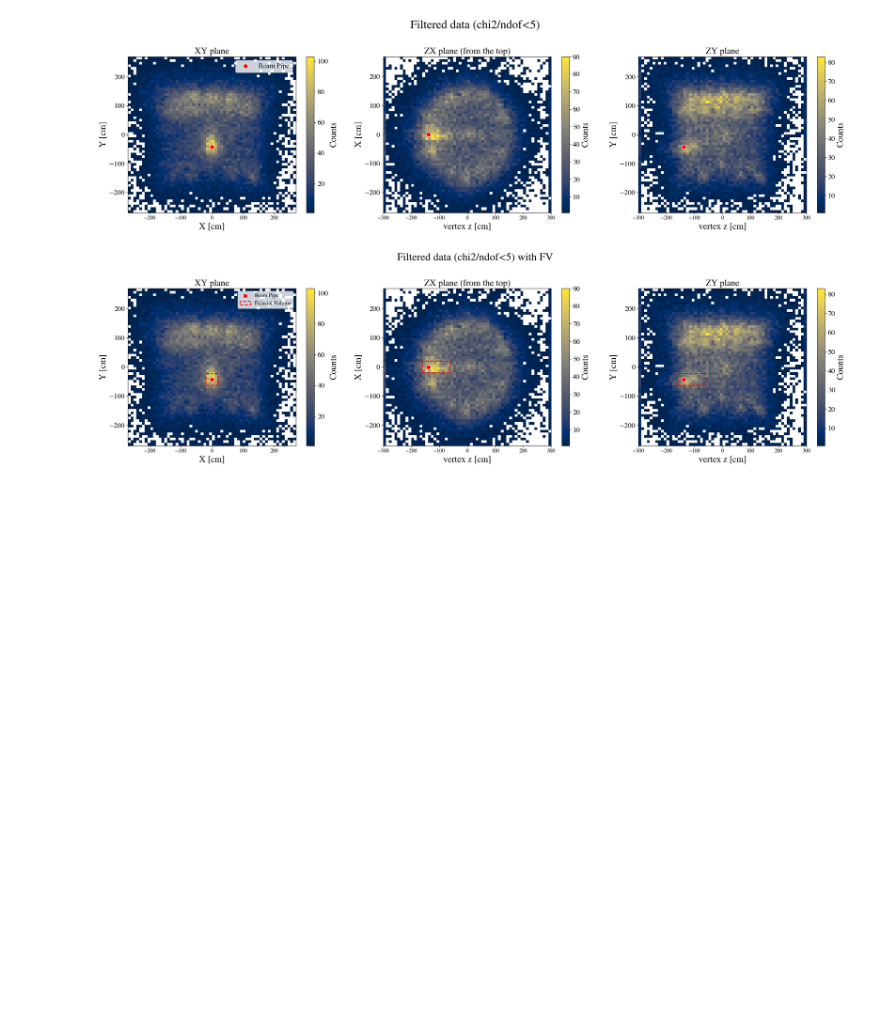
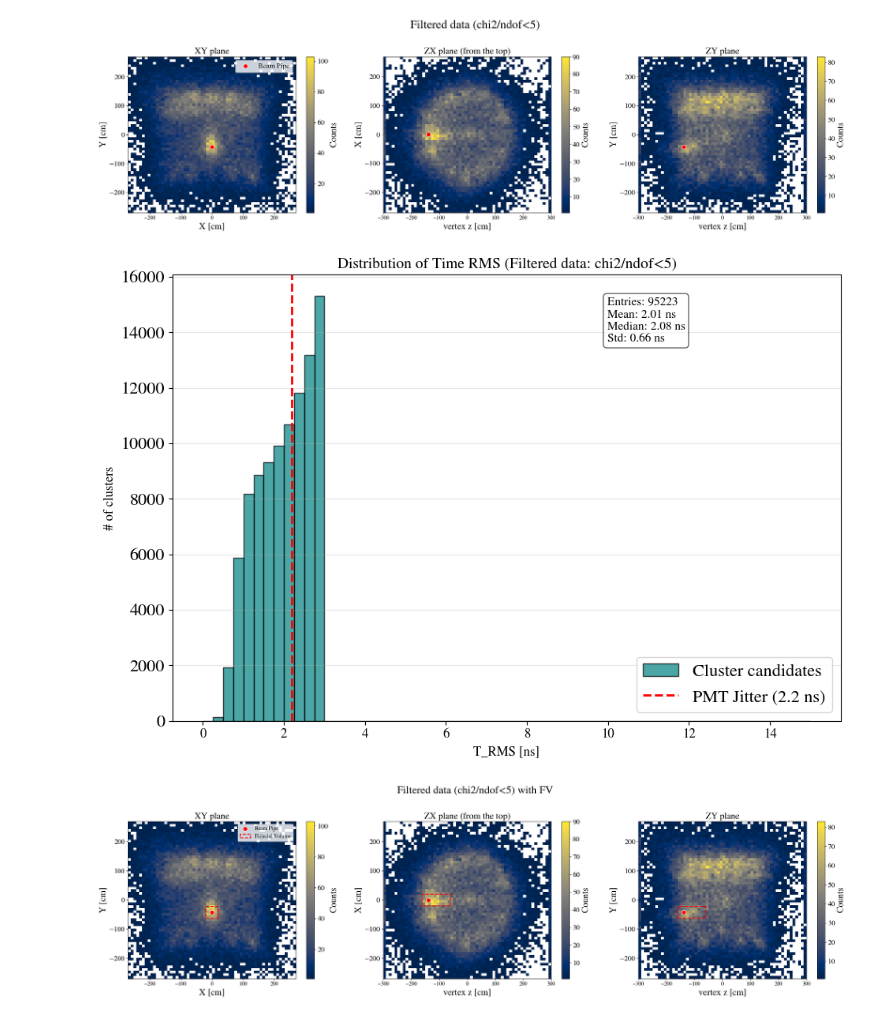
Before and after one commit to elenaramos44/9Li_analysis, a Jupyter notebook: notebooks/multilat_vertex.ipynb, the cells around one changed output. Cells and saved outputs as stored; diff of their text form; code cells hidden in the pictures; blank space fills up the shorter version.

```diff
--- a/notebooks/multilat_vertex.ipynb
+++ b/notebooks/multilat_vertex.ipynb
@@ -476,3 +475,41 @@ plt.tight_layout()
 plt.show()
 # %% [output]
 [figure]
+# %%
+mask = (df_all['fit_success'] == True) & \
+       (df_all['time_rms'] < 3) & \
+       (df_all['vertex_x'].abs() < 270) & \
+       (df_all['vertex_y'].abs() < 270)
+
+
+df_clean = df_all[mask].copy()
+
+plt.figure(figsize=(10, 7))
+
+rms_data = df_clean['time_rms'].dropna()
+n, bins, patches = plt.hist(rms_data, bins=60, range=(0, 15), color='teal', alpha=0.7, edgecolor='black', label='Cluster candidates')
+
+plt.axvline(2.2, color='red', linestyle='--', linewidth=2, label=f'PMT Jitter ({2.2} ns)')
+
+plt.title("Distribution of Time RMS (Filtered data: chi2/ndof<5)", fontsize=14)
+plt.xlabel("T_RMS [ns]", fontsize=12)
+plt.ylabel("# of clusters", fontsize=12)
+plt.grid(axis='y', alpha=0.3)
+
+# Mostrar estadísticas en el gráfico
+textstr = '\n'.join((
+    f'Entries: {len(rms_data)}',
+    f'Mean: {rms_data.mean():.2f} ns',
+    f'Median: {rms_data.median():.2f} ns',
+    f'Std: {rms_data.std():.2f} ns'
+))
+
+props = dict(boxstyle='round', facecolor='white', alpha=0.6)
+plt.text(0.65, 0.95, textstr, transform=plt.gca().transAxes, fontsize=11,
+        verticalalignment='top', bbox=props)
+
+plt.legend(loc='lower right')
+plt.tight_layout()
+plt.show()
+# %% [output]
+[figure, added]
```
Also changed, not shown: parts of 4 cells of this notebook, 4 other files.
